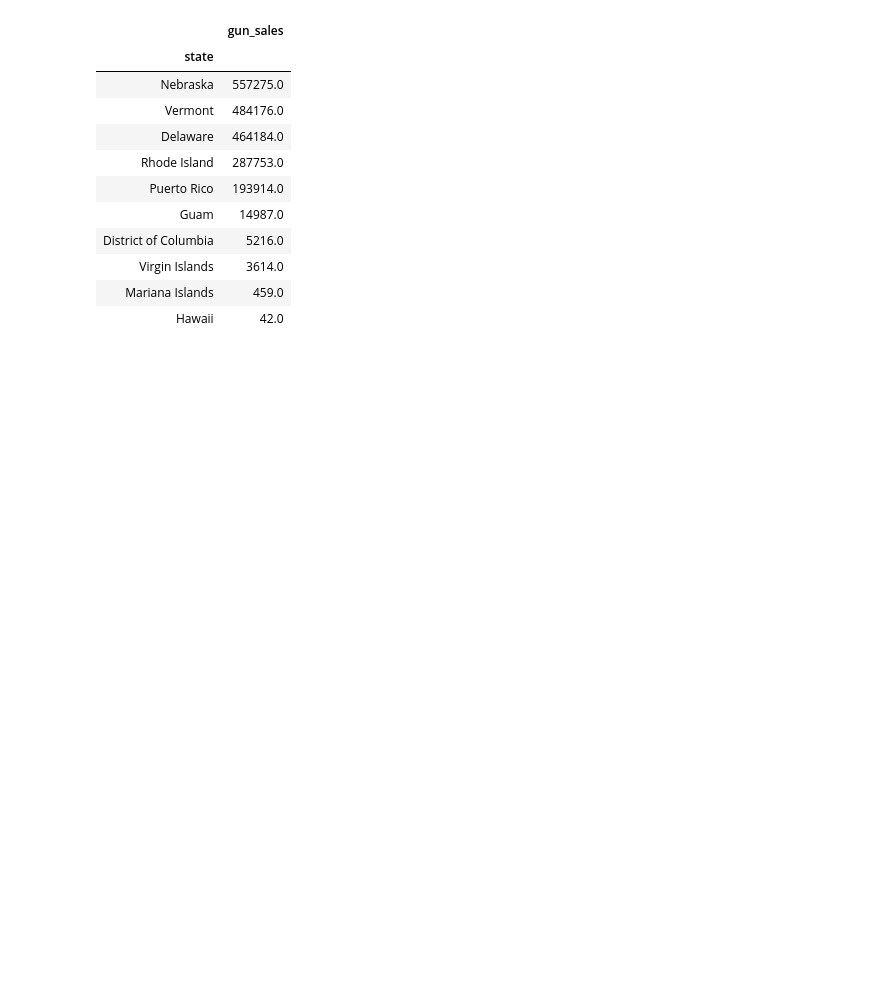
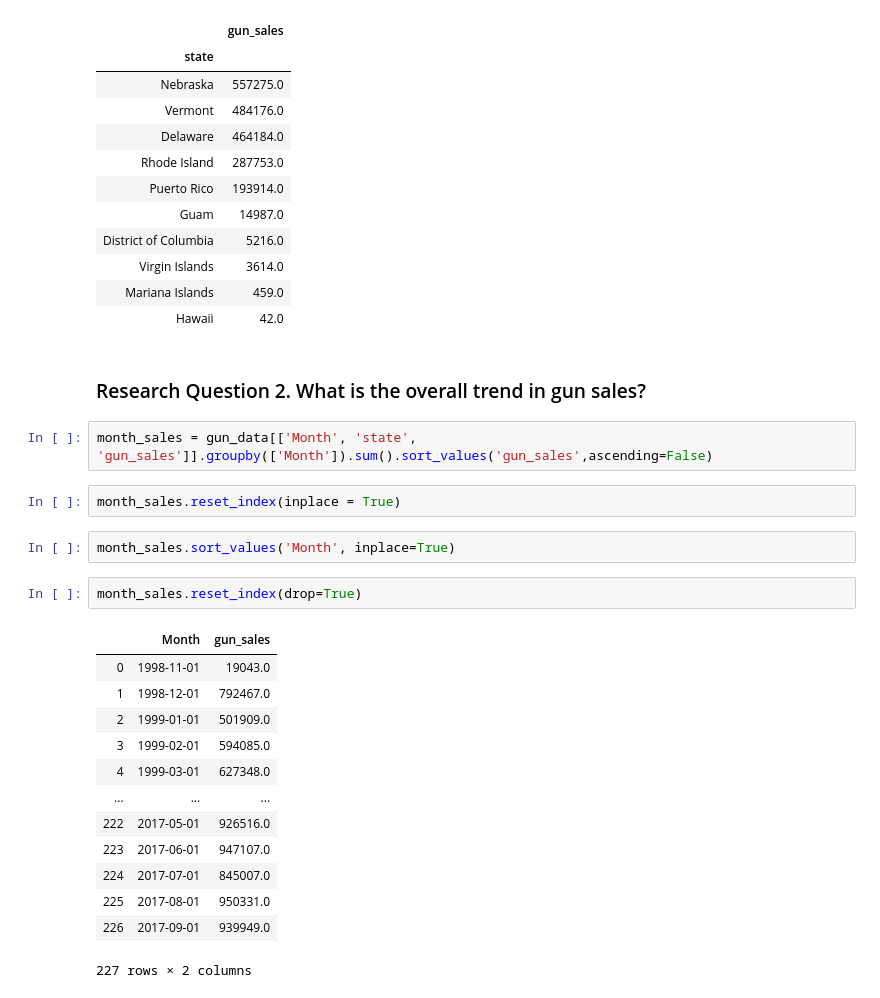
Before and after one commit to Aastha-Arora/investigate-FBI-Gun-Data, a Jupyter notebook: Data Analysis-FBI NICS data.ipynb, the cells around one changed output. Cells and saved outputs as stored; diff of their text form; blank space fills up the shorter version.

```diff
--- a/Data Analysis-FBI NICS data.ipynb
+++ b/Data Analysis-FBI NICS data.ipynb
@@ -401,3 +401,27 @@ state_sales_df.tail(10)
 | Virgin Islands | 3614.0 |
 | Mariana Islands | 459.0 |
 | Hawaii | 42.0 |
+# %% [markdown]
+### Research Question 2. What is the overall trend in gun sales?
+# %%
+month_sales = gun_data[['Month', 'state', 'gun_sales']].groupby(['Month']).sum().sort_values('gun_sales',ascending=False)
+# %%
+month_sales.reset_index(inplace = True)
+# %%
+month_sales.sort_values('Month', inplace=True)
+# %%
+month_sales.reset_index(drop=True)
+# %% [output]
+|  | Month | gun_sales |
+| 0 | 1998-11-01 | 19043.0 |
+| 1 | 1998-12-01 | 792467.0 |
+| 2 | 1999-01-01 | 501909.0 |
+| 3 | 1999-02-01 | 594085.0 |
+| 4 | 1999-03-01 | 627348.0 |
+| ... | ... | ... |
+| 222 | 2017-05-01 | 926516.0 |
+| 223 | 2017-06-01 | 947107.0 |
+| 224 | 2017-07-01 | 845007.0 |
+| 225 | 2017-08-01 | 950331.0 |
+| 226 | 2017-09-01 | 939949.0 |
+227 rows × 2 columns
```
Also changed, not shown: parts of 8 cells of this notebook.
